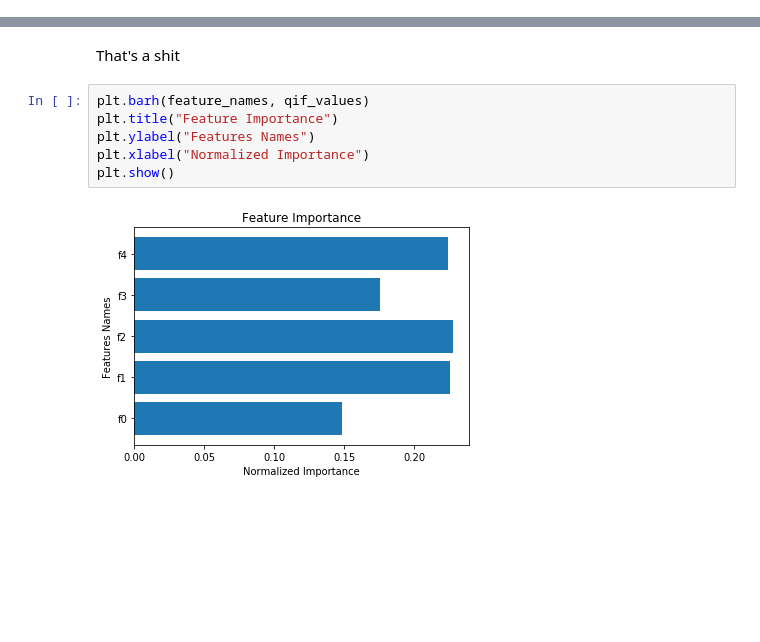
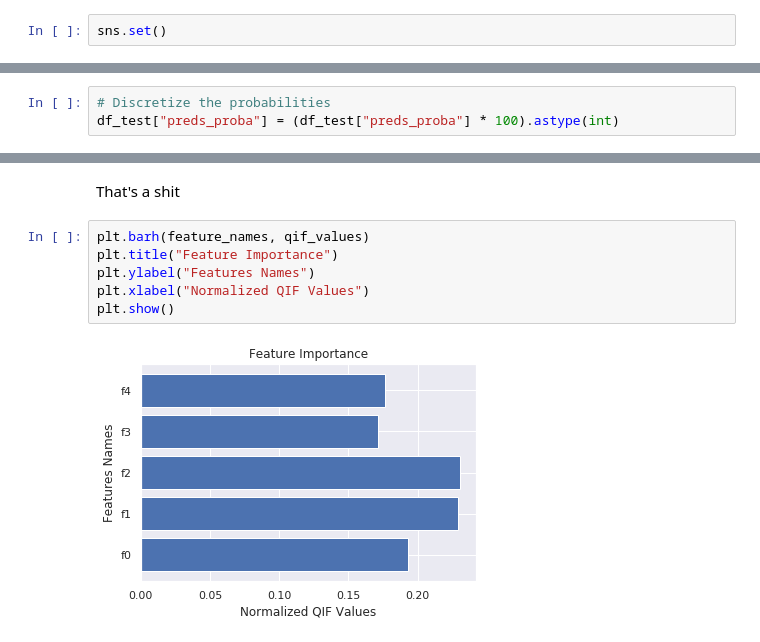
Before and after one commit to Guilherme26/mono2, a Jupyter notebook: notebooks/learning_on_synthetic_ds.ipynb, the cells around one changed output, grey strips where cells are left out. Cells and saved outputs as stored; diff of their text form; blank space fills up the shorter version.

Commit message:
Adds discretization to the prediction probability

```diff
--- a/notebooks/learning_on_synthetic_ds.ipynb
+++ b/notebooks/learning_on_synthetic_ds.ipynb
@@ -10,4 +12,6 @@ from sklearn.metrics import roc_auc_score
 
 sys.path.insert(1, '/home/guilherme-resende/Desktop/mono2/utils')
 import qif
+# %%
+sns.set()
 # %%
@@ -52,3 +67,6 @@ print(f"F1_Score is {f1_score(Y_test, preds)}, whereas AUC is {roc_auc_score(Y_t
 F1_Score is 1.0, whereas AUC is 1.0
 # %% [markdown]
 ### QIF
+# %%
+# Discretize the probabilities
+df_test["preds_proba"] = (df_test["preds_proba"] * 100).astype(int)
@@ -68,8 +91,8 @@ That's a shit
 # %%
 plt.barh(feature_names, qif_values)
 plt.title("Feature Importance")
 plt.ylabel("Features Names")
-plt.xlabel("Normalized Importance")
+plt.xlabel("Normalized QIF Values")
 plt.show()
 # %% [output]
-[figure, old version]
+[figure, new version]
```
Also changed, not shown: parts of 11 cells of this notebook, 3 other files.
